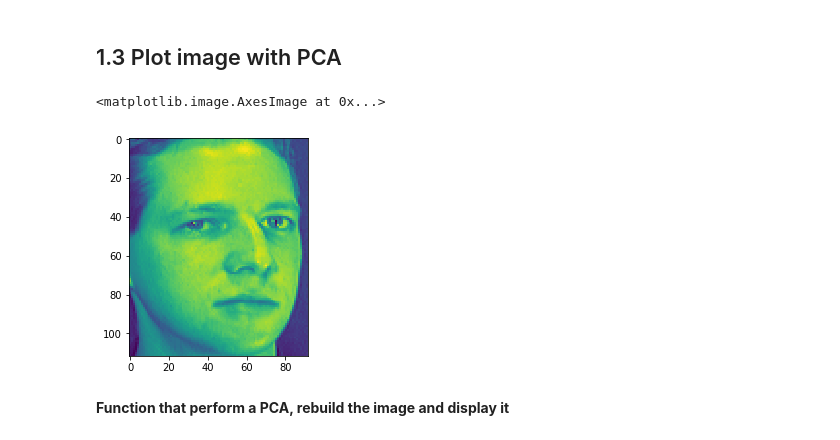
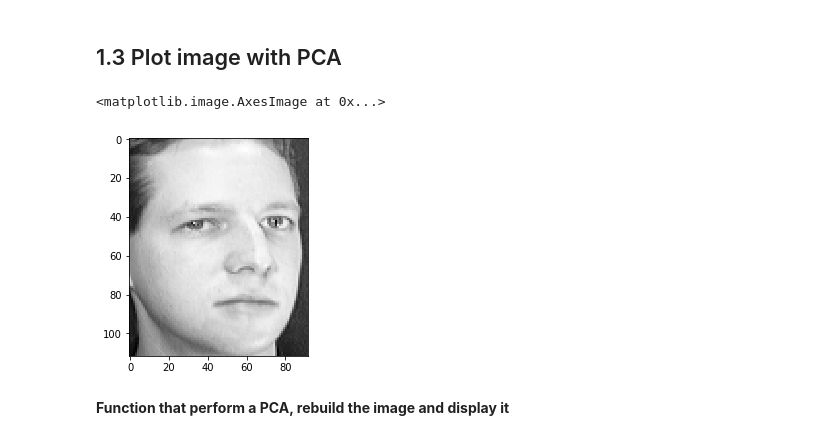
Before and after one commit to Maxabi/Faces-Classificator, a Jupyter notebook: src/examen.ipynb, the cells around one changed output. Cells and saved outputs as stored; diff of their text form; code cells hidden in the pictures.

```diff
--- a/src/examen.ipynb
+++ b/src/examen.ipynb
@@ -209,11 +209,11 @@ With these results, it is likely that we are losing more information the $k$ of
 # %%
 # test with the face number 5 without PCA
 face5 = df_train_x.loc[4]
 image5 = np.reshape(face5.values, (92,112))
-plt.imshow(image5.transpose())
+plt.imshow(image5.transpose(), cmap = plt.cm.Greys_r)
 # %% [output]
 <matplotlib.image.AxesImage at 0x...>
-[figure, old version]
+[figure, new version]
 # %% [markdown]
 **Function that perform a PCA, rebuild the image and display it**
 # %%
```
Also changed, not shown: parts of 19 cells of this notebook.
